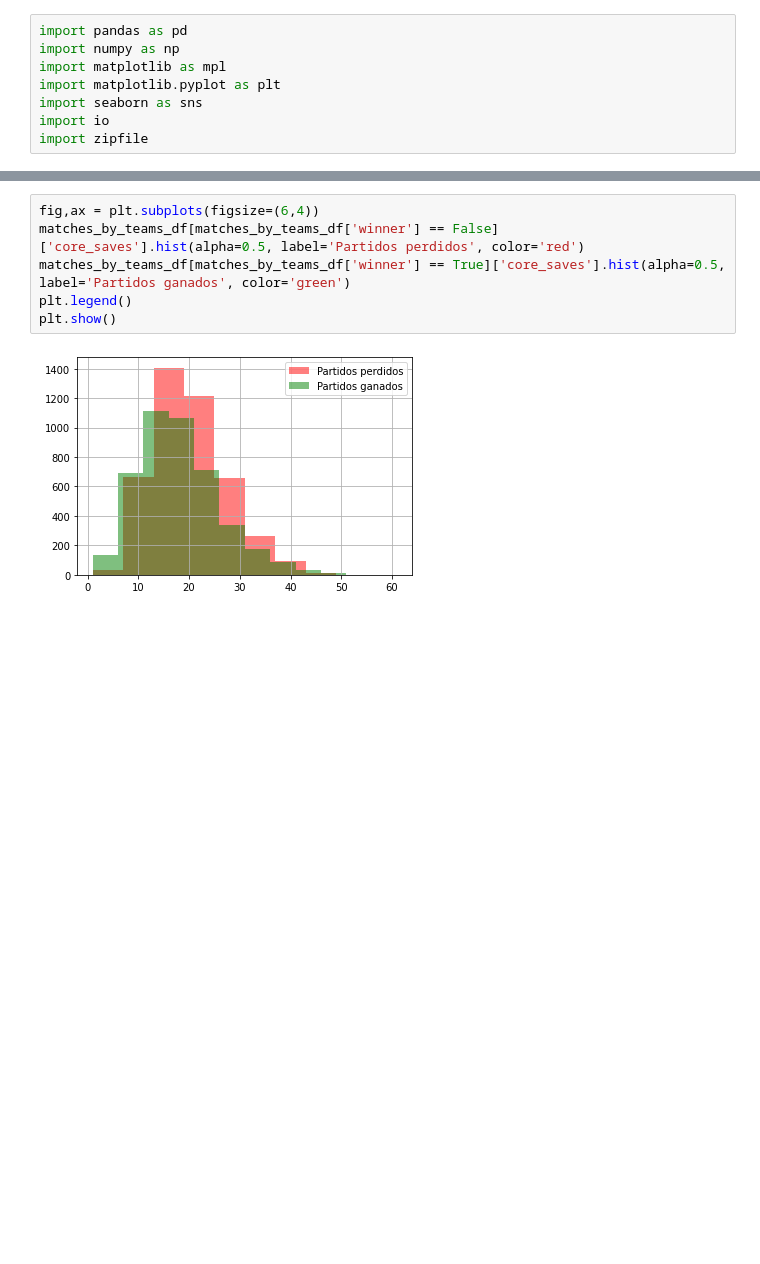
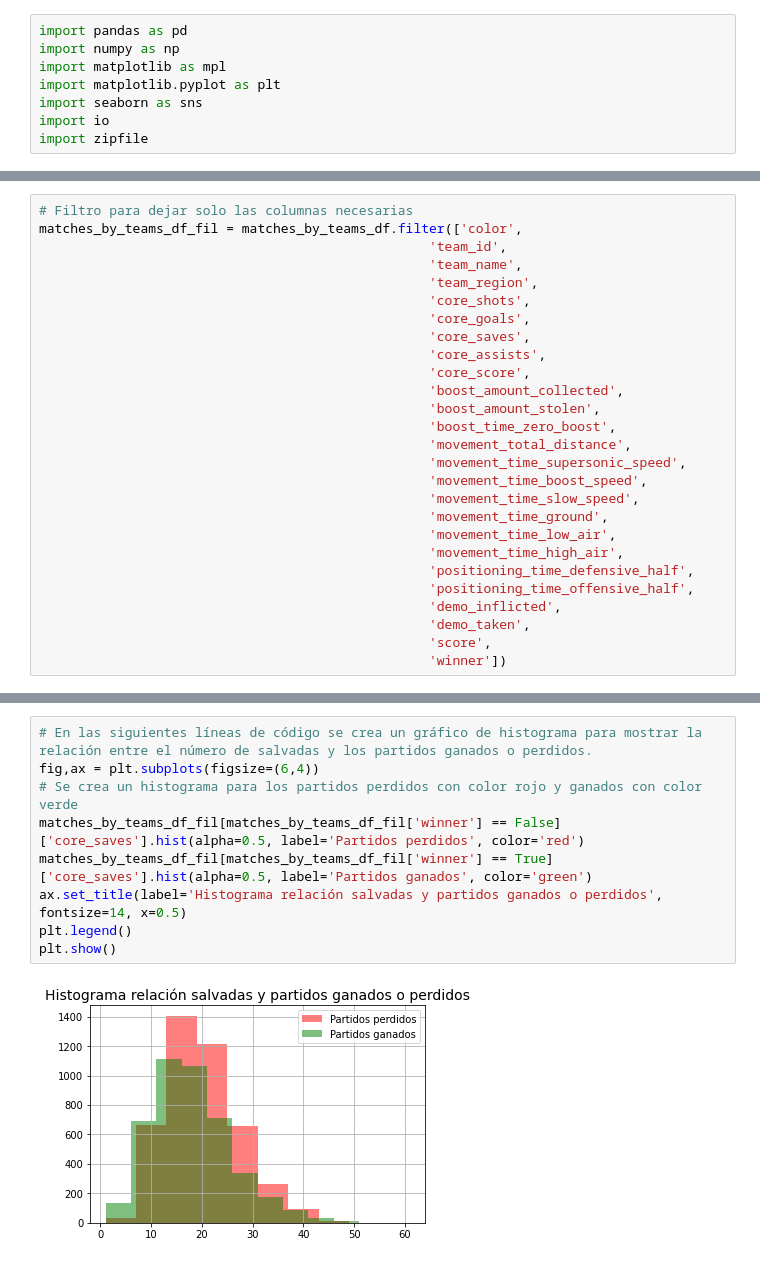
Before and after one commit to disotoc/RLCSAnalysis21-22, a Jupyter notebook: analysis.ipynb, the cells around one changed output, grey strips where cells are left out. Drawn from its saved outputs; the diff is of its cells as text; blank space fills up the shorter version.

Commit message:
Actualización con nuevos gráficos

```diff
--- a/analysis.ipynb
+++ b/analysis.ipynb
@@ -23,0 +18,27 @@ matches_by_teams_df_win = matches_by_teams_df[matches_by_teams_df['winner'].isin
+# %%
+# Filtro para dejar solo las columnas necesarias
+matches_by_teams_df_fil = matches_by_teams_df.filter(['color',
+                                                  'team_id',
+                                                  'team_name',
+                                                  'team_region',
+                                                  'core_shots',
+                                                  'core_goals',
+                                                  'core_saves',
+                                                  'core_assists',
+                                                  'core_score',
+                                                  'boost_amount_collected',
+                                                  'boost_amount_stolen',
+                                                  'boost_time_zero_boost',
+                                                  'movement_total_distance',
+                                                  'movement_time_supersonic_speed',
+                                                  'movement_time_boost_speed',
+                                                  'movement_time_slow_speed',
+                                                  'movement_time_ground',
+                                                  'movement_time_low_air',
+                                                  'movement_time_high_air',
+                                                  'positioning_time_defensive_half',
+                                                  'positioning_time_offensive_half',
+                                                  'demo_inflicted',
+                                                  'demo_taken',
+                                                  'score',
+                                                  'winner'])
@@ -37,11 +62,14 @@ plt.show()
 # %% [output]
 [figure]
 # %%
+# En las siguientes líneas de código se crea un gráfico de histograma para mostrar la relación entre el número de salvadas y los partidos ganados o perdidos.
 fig,ax = plt.subplots(figsize=(6,4))
-matches_by_teams_df[matches_by_teams_df['winner'] == False]['core_saves'].hist(alpha=0.5, label='Partidos perdidos', color='red')
-matches_by_teams_df[matches_by_teams_df['winner'] == True]['core_saves'].hist(alpha=0.5, label='Partidos ganados', color='green')
+# Se crea un histograma para los partidos perdidos con color rojo y ganados con color verde
+matches_by_teams_df_fil[matches_by_teams_df_fil['winner'] == False]['core_saves'].hist(alpha=0.5, label='Partidos perdidos', color='red')
+matches_by_teams_df_fil[matches_by_teams_df_fil['winner'] == True]['core_saves'].hist(alpha=0.5, label='Partidos ganados', color='green')
+ax.set_title(label='Histograma relación salvadas y partidos ganados o perdidos', fontsize=14, x=0.5)
 plt.legend()
 plt.show()
 # %% [output]
-[figure, old version]
+[figure, new version]
 # %%
```
Also changed, not shown: parts of 9 cells of this notebook.
